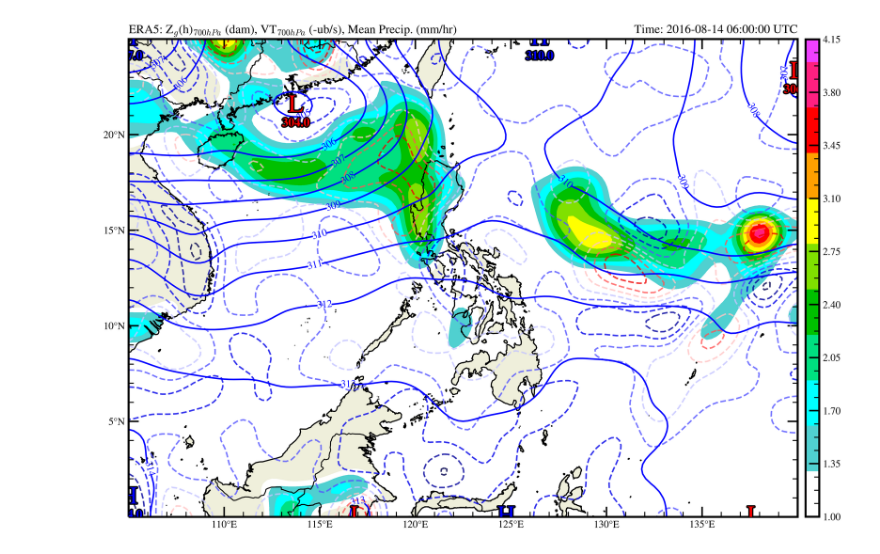
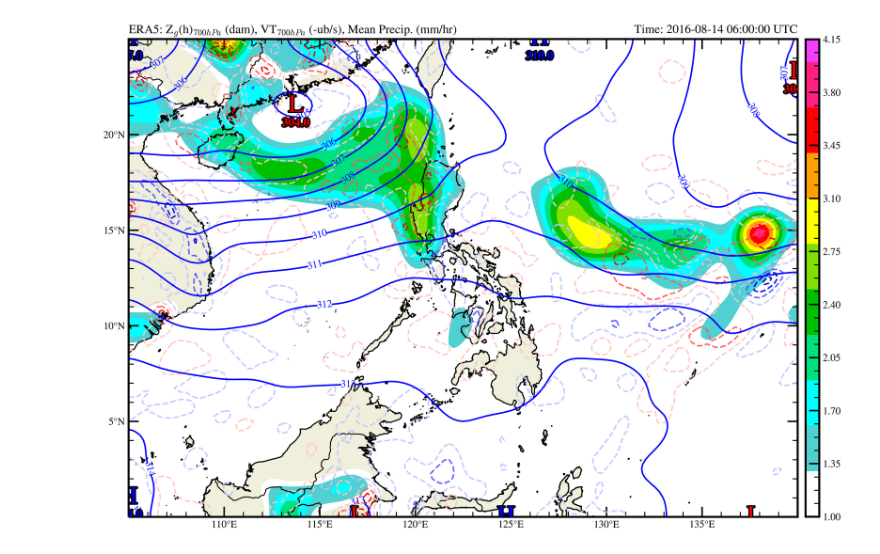
Before and after one commit to AstroCGHA/ERA5-Reanalysis, a Jupyter notebook: GPM, VT, Rains.ipynb, the cells around one changed output. Cells and saved outputs as stored; diff of their text form; code cells hidden in the pictures.

Commit message:
Python 3.9
Data Visualization of 'Steering Level (700 hPa)' Geopotential Height, Vertical Velocity, and Average Precipitation.

```diff
--- a/GPM, VT, Rains.ipynb
+++ b/GPM, VT, Rains.ipynb
@@ -104,7 +103,7 @@ rain = ds1['mtpr']
 
 # Select and grab 700-hPa geopotential heights, wind components, and vertical velocity
 # Then, smooth with gaussian_filter
-w_700 = gaussian_filter(w.sel(level=700).data[0], sigma=3.0) * units('Pa/s')
+w_700 = gaussian_filter(w.sel(level=700).data[0], sigma=1.0) * units('Pa/s')
 w_700ub = w_700.to('microbar/second')
 hght_700 = gaussian_filter(z.sel(level=700).data[0], sigma=3.0) * units('m')
 hght_700dm = hght_700.to(units.decameter)
@@ -139,9 +138,9 @@ land_10m = cfeature.NaturalEarthFeature('physical', 'land', '10m',
 ax.add_feature(land_10m)
 
 # Highlight boundary on VT
-clevs_700_vtt = np.arange(-6.5, 3.5, 1)
-ax.contour(lons, lats, w_700ub, clevs_700_vtt, cmap='seismic_r',
-           transform=datacrs, alpha=0.8, linestyles='--')
+clevs_700_vtt = np.arange(-14.0, 14, 3)
+vt = ax.contour(lons, lats, w_700ub, clevs_700_vtt, cmap='seismic_r',
+           transform=datacrs, alpha=0.9, linestyles='--')
 
 # Plot 700-hPa Geopotential Heights in meters
 clevs_700_hght = np.arange(305, 316, 1)
@@ -164,31 +163,31 @@ cbar.ax.tick_params(which='minor', length=5, width=1, top=True, right=True, dire
 plot_maxmin_points(lons, lats, hght_700dm, 'max', 40, symbol='H', color='b', transform=datacrs)
 plot_maxmin_points(lons, lats, hght_700dm, 'min', 40, symbol='L', color='r', transform=datacrs)
 
 # Make some nice titles for the plot (one right, one left)
 plt.title('ERA5: Z$_{g}$(h)$_{700hPa}$ (dam), VT$_{700hPa}$ (-ub/s), Mean Precip. (mm/hr)', loc='left')
 plt.title('Time: {} UTC'.format(vtime), loc='right')
 
 # Set X and Y-ticks for Latitude and Longitude Coordinates
 ax.set_yticks(lats, 5, crs=ccrs.PlateCarree())
 ax.set_xticks(lons, 5, crs=ccrs.PlateCarree())
 lat_formatter = cticker.LatitudeFormatter()
 long_formatter = cticker.LongitudeFormatter()
 ax.yaxis.set_major_formatter(lat_formatter)
 ax.xaxis.set_major_formatter(long_formatter)
 ax.set_xticks(ax.get_xticks()[1:7]) #Hide end points of longitude tickmarks
 ax.set_yticks(ax.get_yticks()[1:5]) #Hide end points of latitude tickmarks
 ax.minorticks_on()
 ax.tick_params(which='major', length=10, width=1.5, top=True, right=True, direction='in')
 ax.tick_params(which='minor', length=5, width=1, top=True, right=True, direction='in')
 
 # Adjust image and show
 plt.subplots_adjust(bottom=0, top=1)
 plt.rcParams['axes.linewidth'] = 2
 plt.rcParams['figure.dpi'] = 500
 plt.rcParams['figure.facecolor'] = 'white'
 plt.rcParams['mathtext.fontset'] = 'cm'
 plt.rcParams['font.family'] = 'STIXGeneral'
 plt.savefig('GPM, VT, Rains.jpg', bbox_inches="tight")
 plt.show()
 # %% [output]
-[figure, old version]
+[figure, new version]
```
Also changed, not shown: parts of 1 cell of this notebook.
